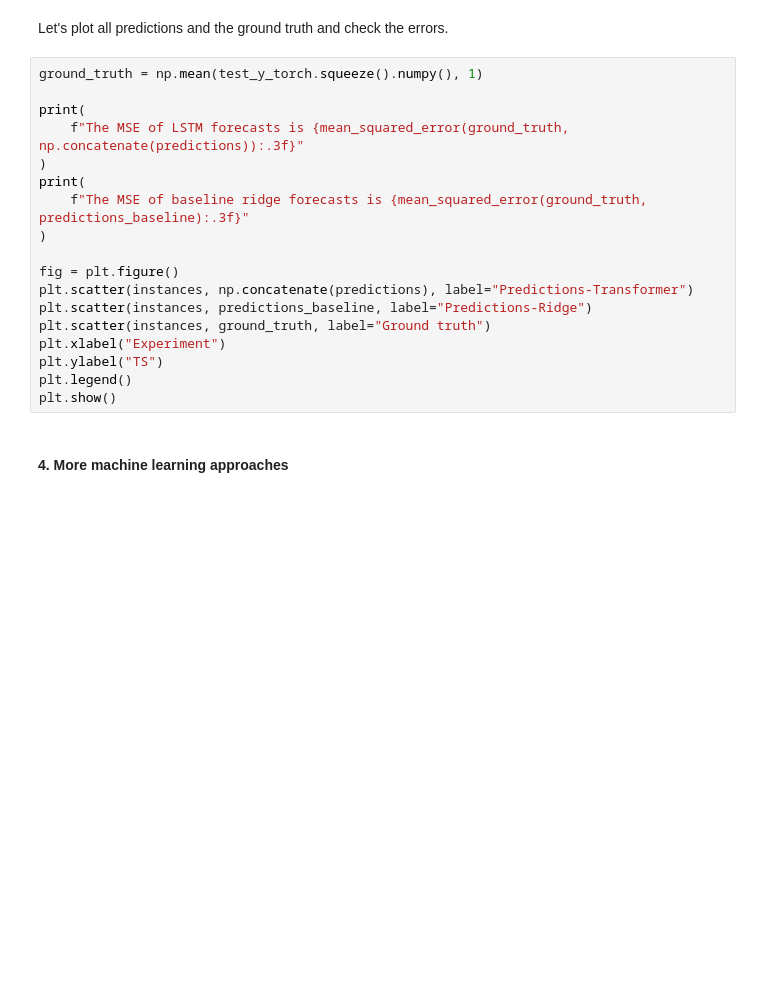
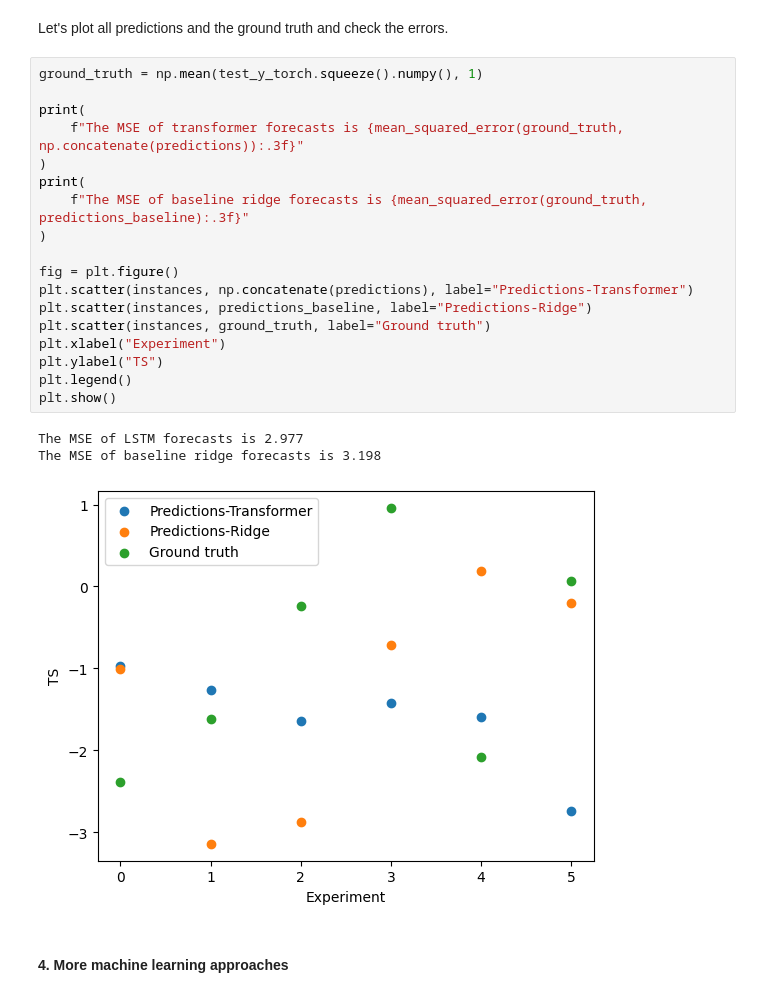
Before and after one commit to AI4S2S/cookbook, a Jupyter notebook: workflow/demo.ipynb, the cells around one changed output. Saved outputs shown, nothing was run; the diff lists cells and outputs as text; blank space fills up the shorter version.

```diff
--- a/workflow/demo.ipynb
+++ b/workflow/demo.ipynb
@@ -305,21 +380,25 @@ Let's plot all predictions and the ground truth and check the errors.
 # %%
 ground_truth = np.mean(test_y_torch.squeeze().numpy(), 1)
 
 print(
-    f"The MSE of LSTM forecasts is {mean_squared_error(ground_truth, np.concatenate(predictions)):.3f}"
+    f"The MSE of transformer forecasts is {mean_squared_error(ground_truth, np.concatenate(predictions)):.3f}"
 )
 print(
     f"The MSE of baseline ridge forecasts is {mean_squared_error(ground_truth, predictions_baseline):.3f}"
 )
 
 fig = plt.figure()
 plt.scatter(instances, np.concatenate(predictions), label="Predictions-Transformer")
 plt.scatter(instances, predictions_baseline, label="Predictions-Ridge")
 plt.scatter(instances, ground_truth, label="Ground truth")
 plt.xlabel("Experiment")
 plt.ylabel("TS")
 plt.legend()
 plt.show()
+# %% [output]
+The MSE of LSTM forecasts is 2.977
+The MSE of baseline ridge forecasts is 3.198
+[figure, added]
 # %% [markdown]
 #### 4. More machine learning approaches
 # %%
```
Also changed, not shown: parts of 11 cells of this notebook.
